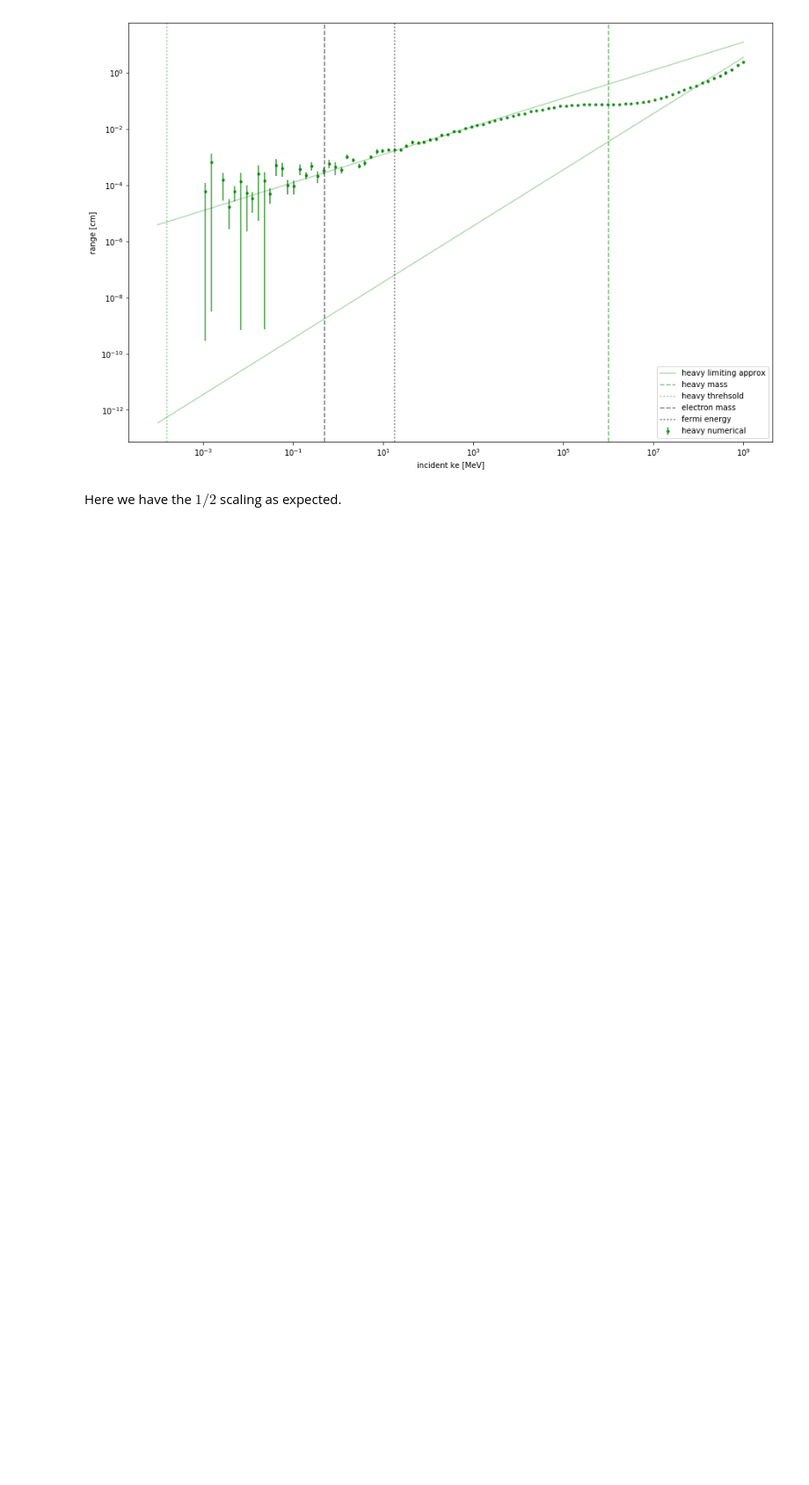
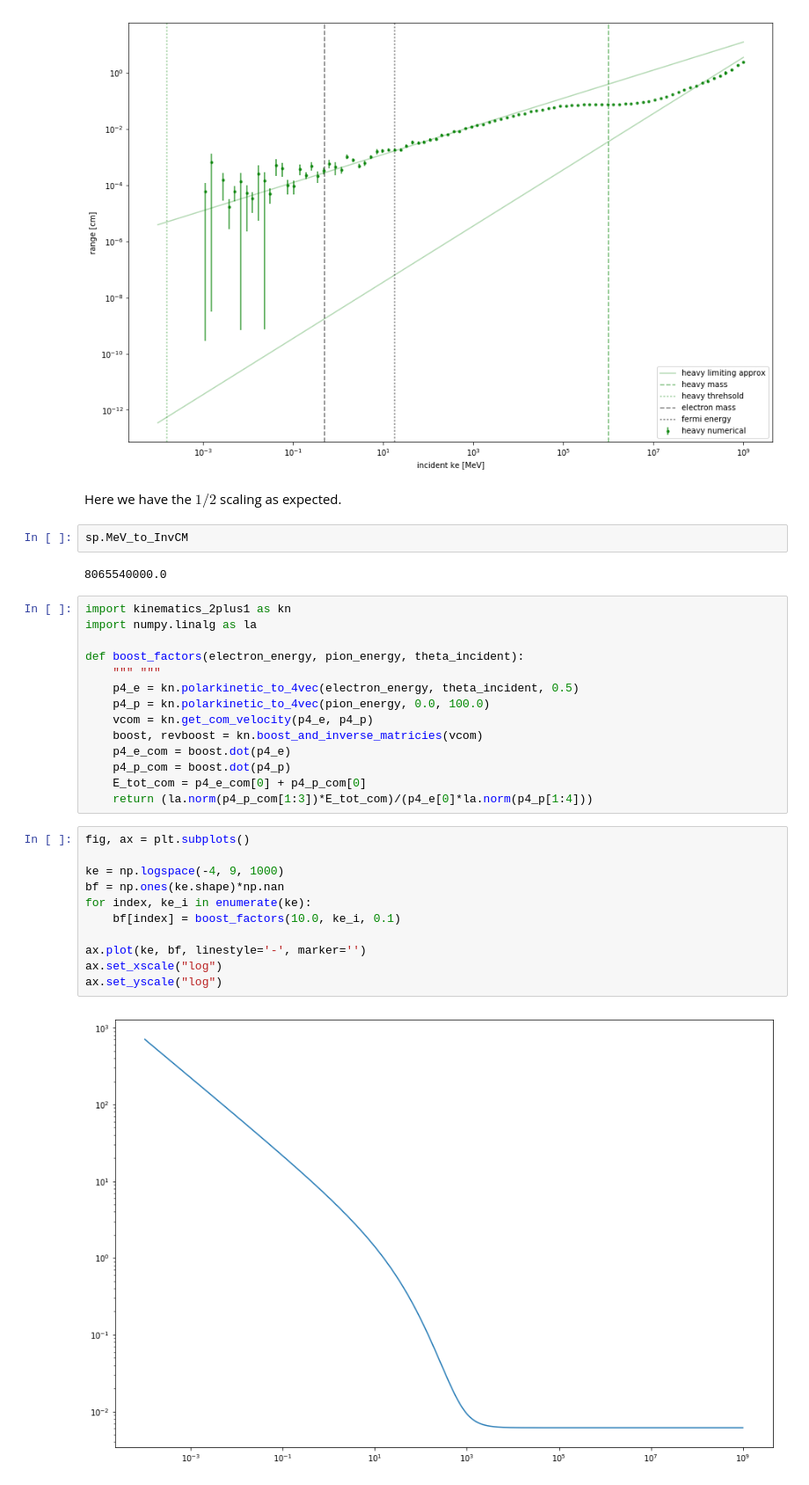
Before and after one commit to vijayoct27/Qballs, a Jupyter notebook: calc/heavycoulomb.ipynb, the cells around one changed output. Shown at 88% size. Cells and saved outputs as stored; diff of their text form; blank space fills up the shorter version.

```diff
--- a/calc/heavycoulomb.ipynb
+++ b/calc/heavycoulomb.ipynb
@@ -202,3 +202,34 @@ ax.legend(loc="best")
 [figure]
 # %% [markdown]
 Here we have the $1/2$ scaling as expected.
+# %%
+sp.MeV_to_InvCM
+# %% [output]
+8065540000.0
+# %%
+import kinematics_2plus1 as kn
+import numpy.linalg as la
+
+def boost_factors(electron_energy, pion_energy, theta_incident):
+    """ """
+    p4_e = kn.polarkinetic_to_4vec(electron_energy, theta_incident, 0.5)
+    p4_p = kn.polarkinetic_to_4vec(pion_energy, 0.0, 100.0)
+    vcom = kn.get_com_velocity(p4_e, p4_p)
+    boost, revboost = kn.boost_and_inverse_matricies(vcom)
+    p4_e_com = boost.dot(p4_e)
+    p4_p_com = boost.dot(p4_p)
+    E_tot_com = p4_e_com[0] + p4_p_com[0]
+    return (la.norm(p4_p_com[1:3])*E_tot_com)/(p4_e[0]*la.norm(p4_p[1:4]))
+# %%
+fig, ax = plt.subplots()
+
+ke = np.logspace(-4, 9, 1000)
+bf = np.ones(ke.shape)*np.nan
+for index, ke_i in enumerate(ke):
+    bf[index] = boost_factors(10.0, ke_i, 0.1)
+
+ax.plot(ke, bf, linestyle='-', marker='')
+ax.set_xscale("log")
+ax.set_yscale("log")
+# %% [output]
+[figure, added]
```
Also changed, not shown: parts of 1 cell of this notebook, 1 other file.
